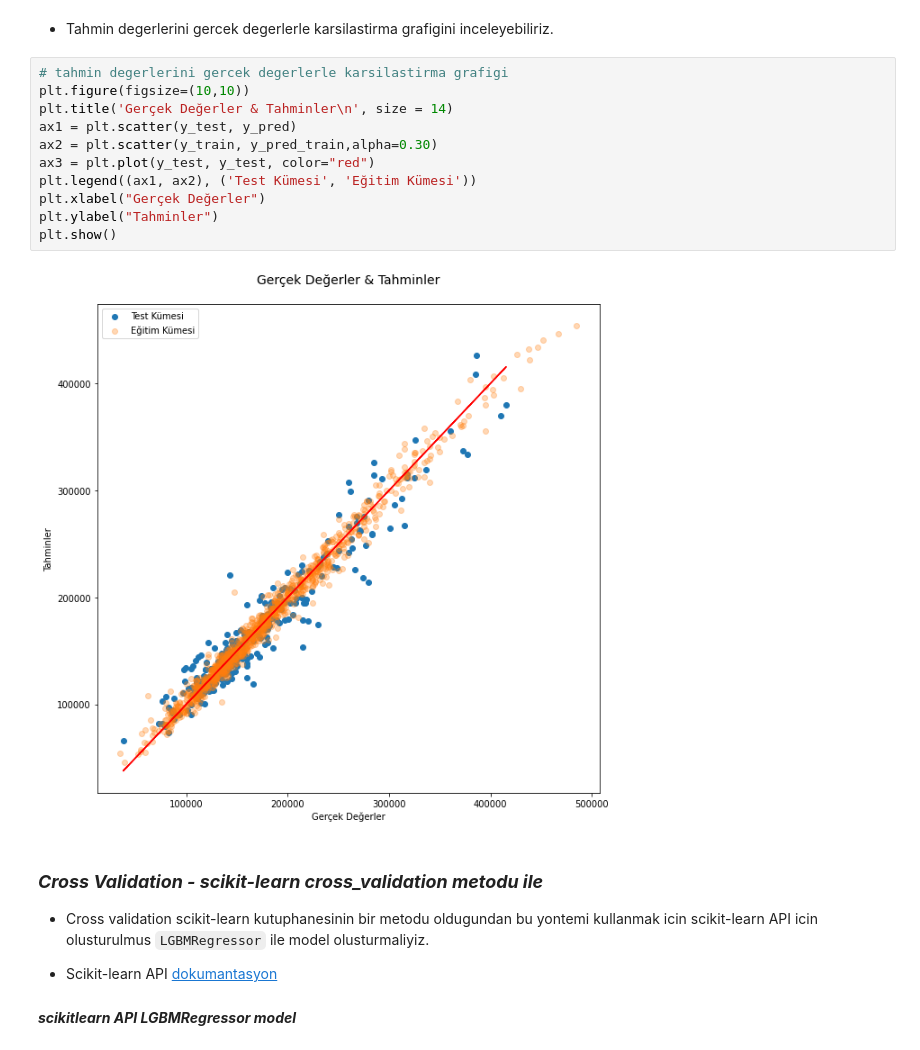
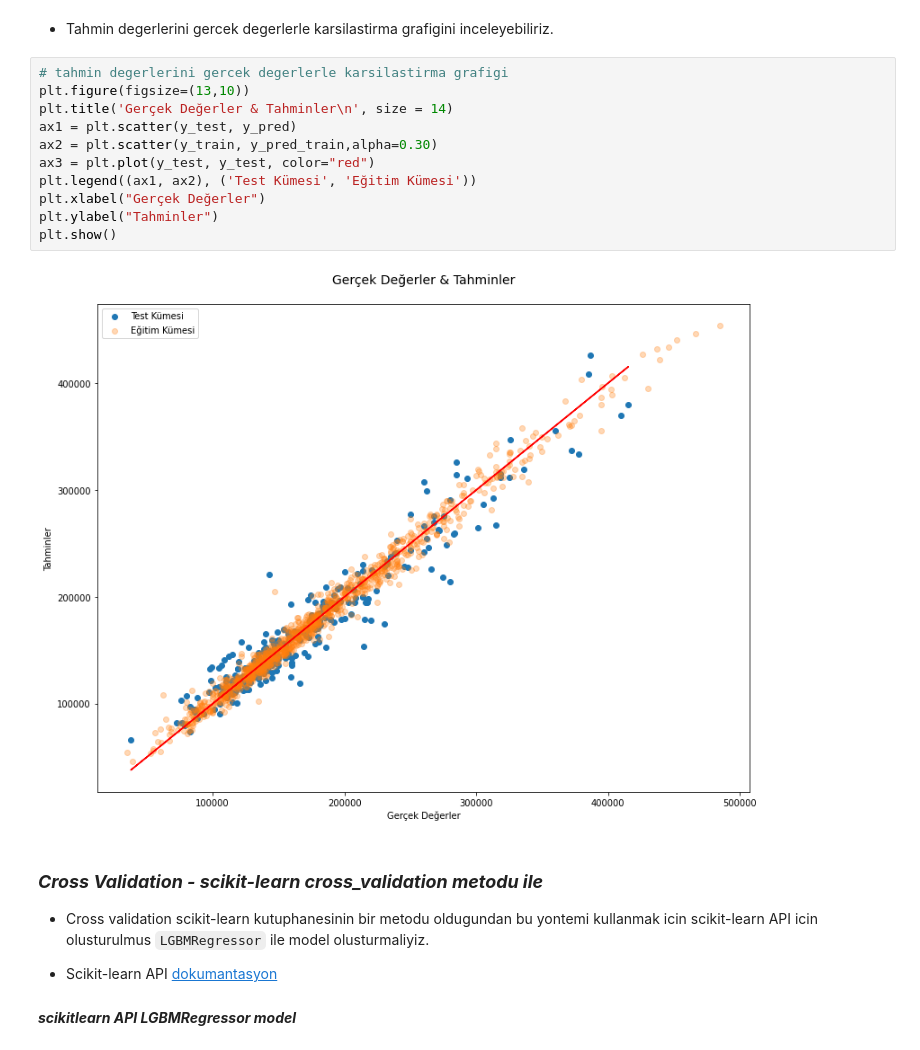
Before and after one commit to ahmetpergamum/datascience, a Jupyter notebook: 09_machine_learning_models/06_light_gbm.ipynb, the cells around one changed output. Saved outputs shown, nothing was run; the diff lists cells and outputs as text.

````diff
--- a/09_machine_learning_models/06_light_gbm.ipynb
+++ b/09_machine_learning_models/06_light_gbm.ipynb
@@ -455,17 +498,17 @@ Light GBM RMSE: 18042.855092
 - Tahmin degerlerini gercek degerlerle karsilastirma grafigini inceleyebiliriz.
 # %%
 # tahmin degerlerini gercek degerlerle karsilastirma grafigi
-plt.figure(figsize=(10,10))
+plt.figure(figsize=(13,10))
 plt.title('Gerçek Değerler & Tahminler\n', size = 14)
 ax1 = plt.scatter(y_test, y_pred)
 ax2 = plt.scatter(y_train, y_pred_train,alpha=0.30)
 ax3 = plt.plot(y_test, y_test, color="red")
 plt.legend((ax1, ax2), ('Test Kümesi', 'Eğitim Kümesi'))
 plt.xlabel("Gerçek Değerler")
 plt.ylabel("Tahminler")
 plt.show()
 # %% [output]
-[figure, old version]
+[figure, new version]
 # %% [markdown]
 ### ***Cross Validation - scikit-learn cross_validation metodu ile***
 - Cross validation scikit-learn kutuphanesinin bir metodu oldugundan bu yontemi kullanmak icin scikit-learn API icin olusturulmus ```LGBMRegressor``` ile model olusturmaliyiz.
````
Also changed, not shown: parts of 20 cells of this notebook, 1 other file.
